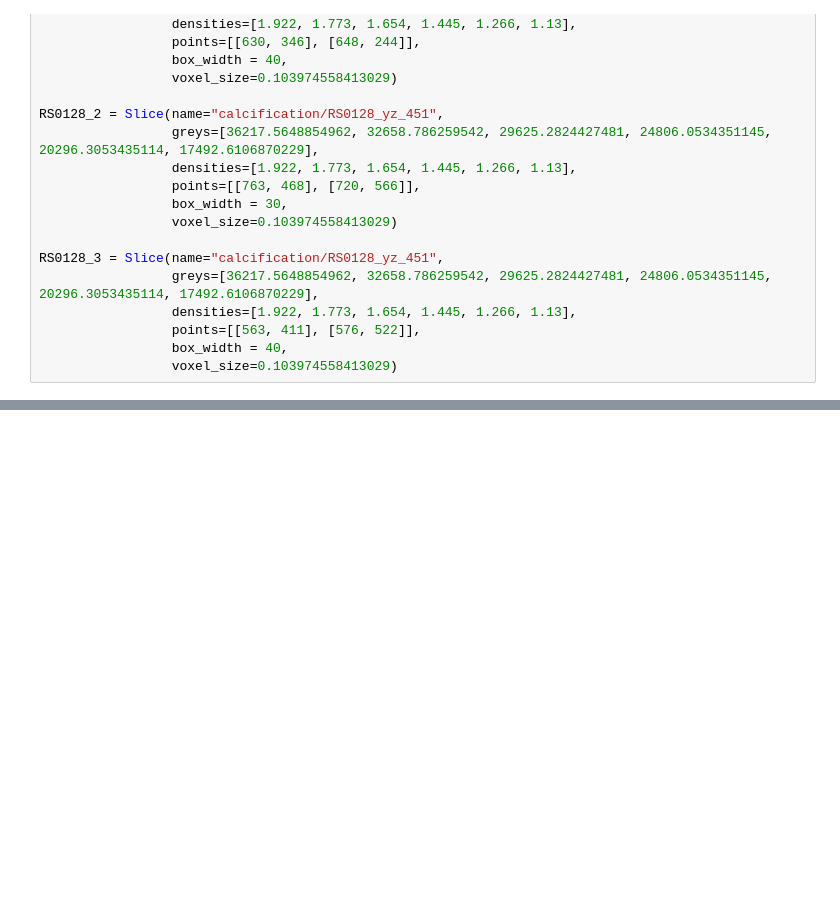
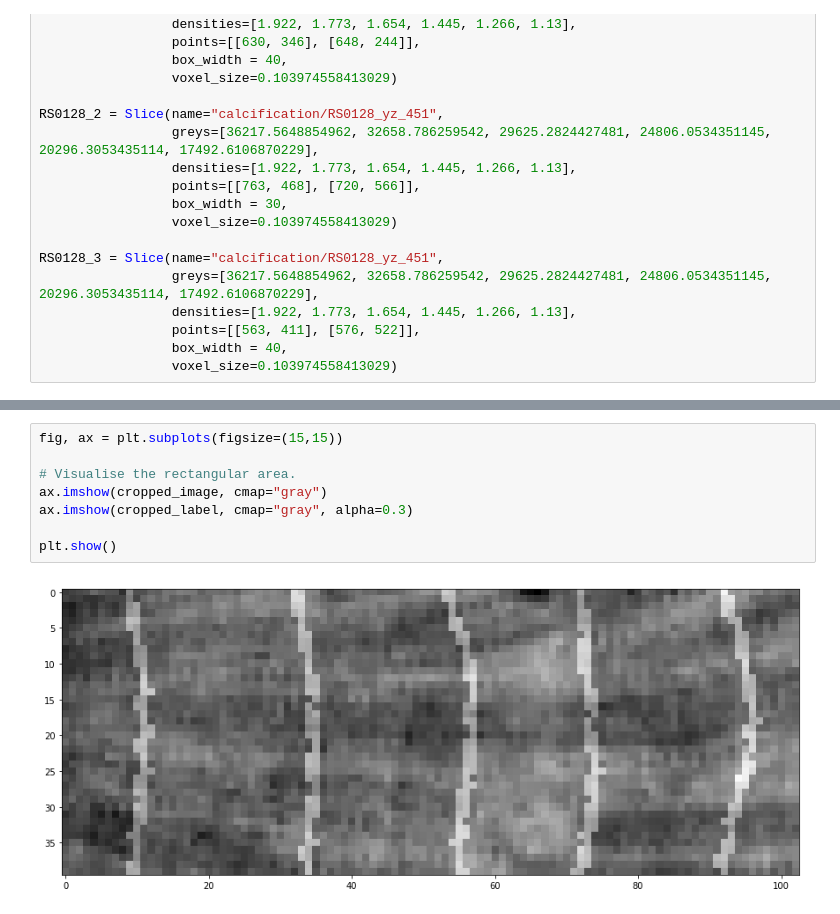
Before and after one commit to ainsleyrutterford/DeepC, a Jupyter notebook: utils/calcification.ipynb, the cells around one changed output, grey strips where cells are left out. Saved outputs shown, nothing was run; the diff lists cells and outputs as text; blank space fills up the shorter version.

```diff
--- a/utils/calcification.ipynb
+++ b/utils/calcification.ipynb
@@ -87,0 +201,10 @@ RS0128_3 = Slice(name="calcification/RS0128_yz_451",
+# %%
+fig, ax = plt.subplots(figsize=(15,15))
+
+# Visualise the rectangular area.
+ax.imshow(cropped_image, cmap="gray")
+ax.imshow(cropped_label, cmap="gray", alpha=0.3)
+
+plt.show()
+# %% [output]
+[figure, added]
```
Also changed, not shown: parts of 28 cells of this notebook, 1 other file.
